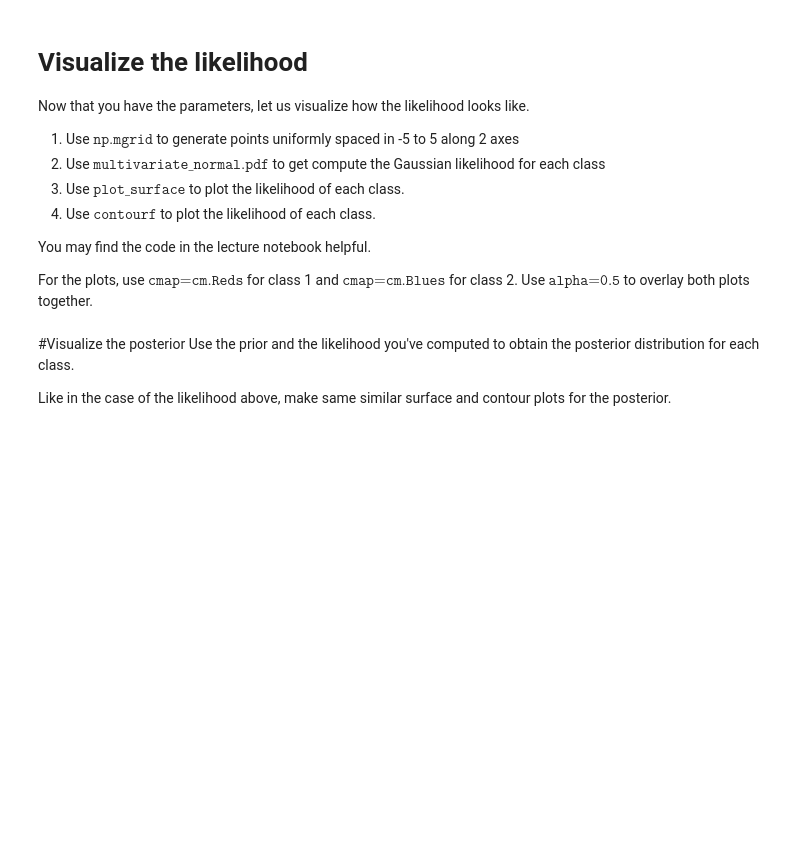
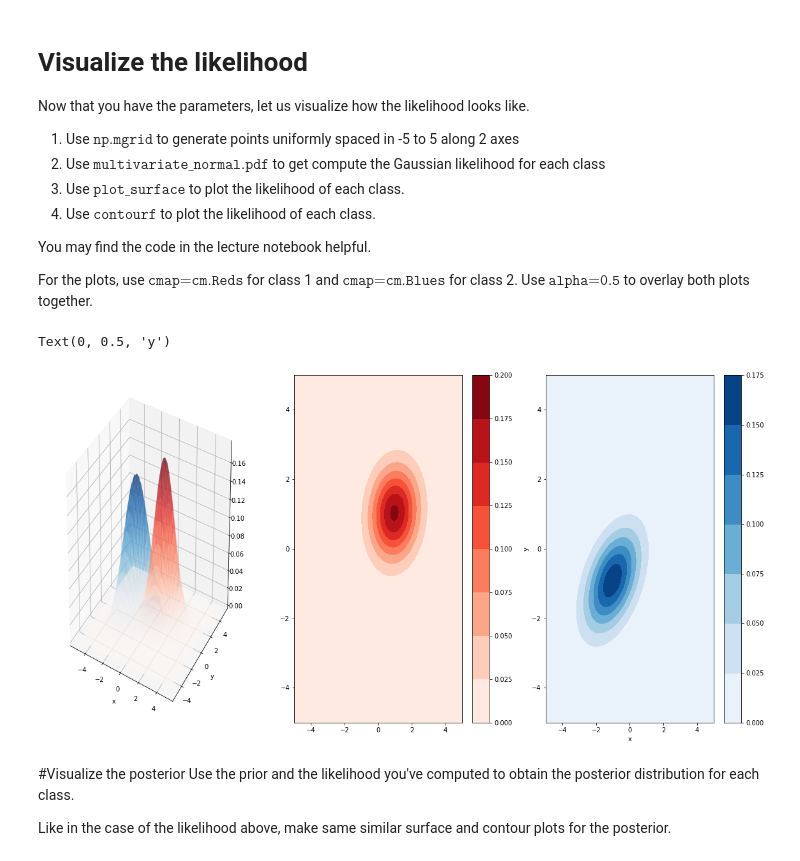
Before and after one commit to surbhi498/SHALA2020, a Jupyter notebook: Copy_of_Assignment.ipynb, the cells around one changed output. Drawn from its saved outputs; the diff is of its cells as text; code cells hidden in the pictures; blank space fills up the shorter version.

```diff
--- a/Copy_of_Assignment.ipynb
+++ b/Copy_of_Assignment.ipynb
@@ -40,3 +55,16 @@ Here, $t^i$ is the target or class of $i^{th}$ sample. $\mathbb{1}(t^i=k)$ is 1
 Compute maximum likelihood values estimates of $\pi_1$, $\mu_1$, $\Sigma_1$ and $\pi_2$, $\mu_2$, $\Sigma_2$
 
 Also print these values
+# %%
+mean1 = np.mean(class1_train,axis=0)
+mean2 = np.mean(class2_train,axis=0)
+prior1 = class1_train.shape[0]/(class1_train.shape[0]+class2_train.shape[0])
+prior2 = class2_train.shape[0]/(class1_train.shape[0]+class2_train.shape[0])
+cov1 = np.cov(class1_train.transpose())
+cov2 = np.cov(class2_train.transpose())
+print(mean1)
+print(mean2)
+print(prior1)
+print(prior2)
+print(cov1)
+print(cov2)
@@ -52,6 +107,31 @@ Now that you have the parameters, let us visualize how the likelihood looks like
 You may find the code in the lecture notebook helpful.
 
 For the plots, use $\texttt{cmap=cm.Reds}$ for class 1 and $\texttt{cmap=cm.Blues}$ for class 2. Use $\texttt{alpha=0.5}$ to overlay both plots together.
+# %%
+from matplotlib import cm
+
+x, y = np.mgrid[-5:5:.01, -5:5:.01]
+pos = np.empty(x.shape + (2,))
+pos[:, :, 0] = x; pos[:, :, 1] = y
+rv1 = multivariate_normal(mean = mean1, cov = cov1)
+rv2 = multivariate_normal(mean = mean2, cov = cov2)
+fig = plt.figure(figsize=(20,10))
+ax = fig.add_subplot(131, projection='3d')
+plt.xlabel('x')
+plt.ylabel('y')
+ax.plot_surface(x,y,rv1.pdf(pos), cmap=cm.Reds,alpha = 0.5)
+ax.plot_surface(x,y,rv2.pdf(pos), cmap=cm.Blues,alpha = 0.5)
+plt.subplot(132)
+plt.contourf(x, y, rv1.pdf(pos), cmap=cm.Reds)
+plt.colorbar()
+plt.subplot(133)
+plt.contourf(x, y, rv2.pdf(pos), cmap=cm.Blues)
+plt.colorbar()
+plt.xlabel('x')
+plt.ylabel('y')
+# %% [output]
+Text(0, 0.5, 'y')
+[figure, added]
 # %% [markdown]
 #Visualize the posterior
 Use the prior and the likelihood you've computed to obtain the posterior distribution for each class.
```
Also changed, not shown: parts of 27 cells of this notebook.
